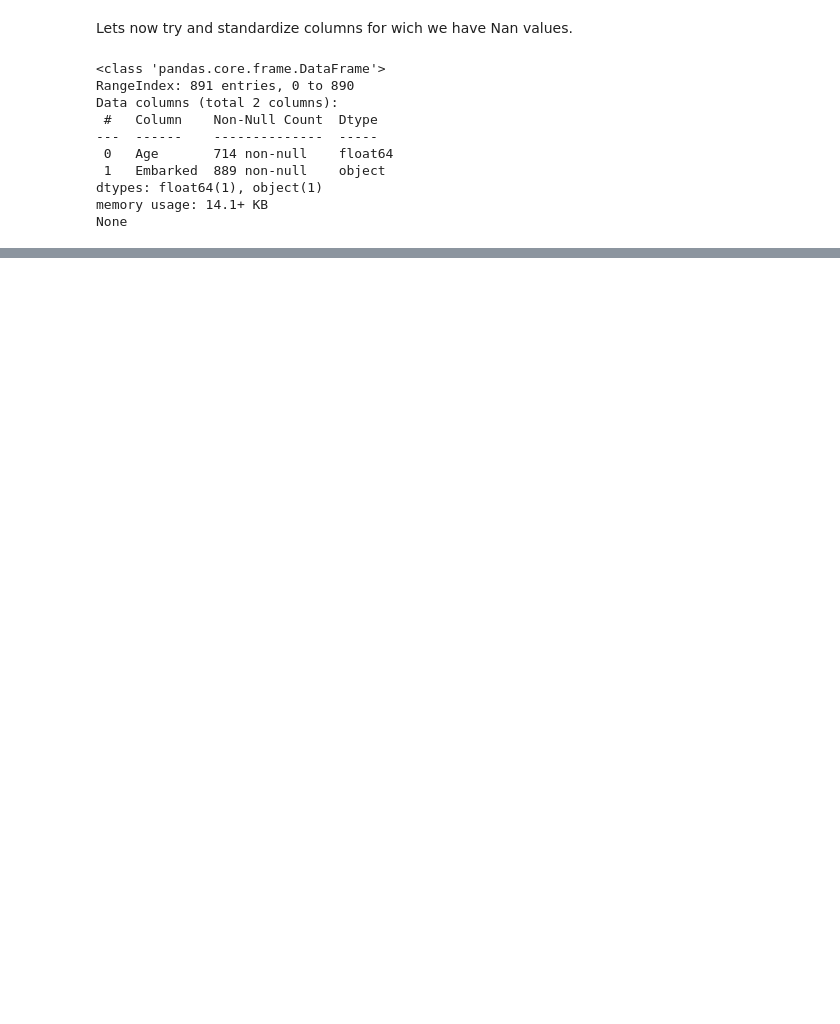
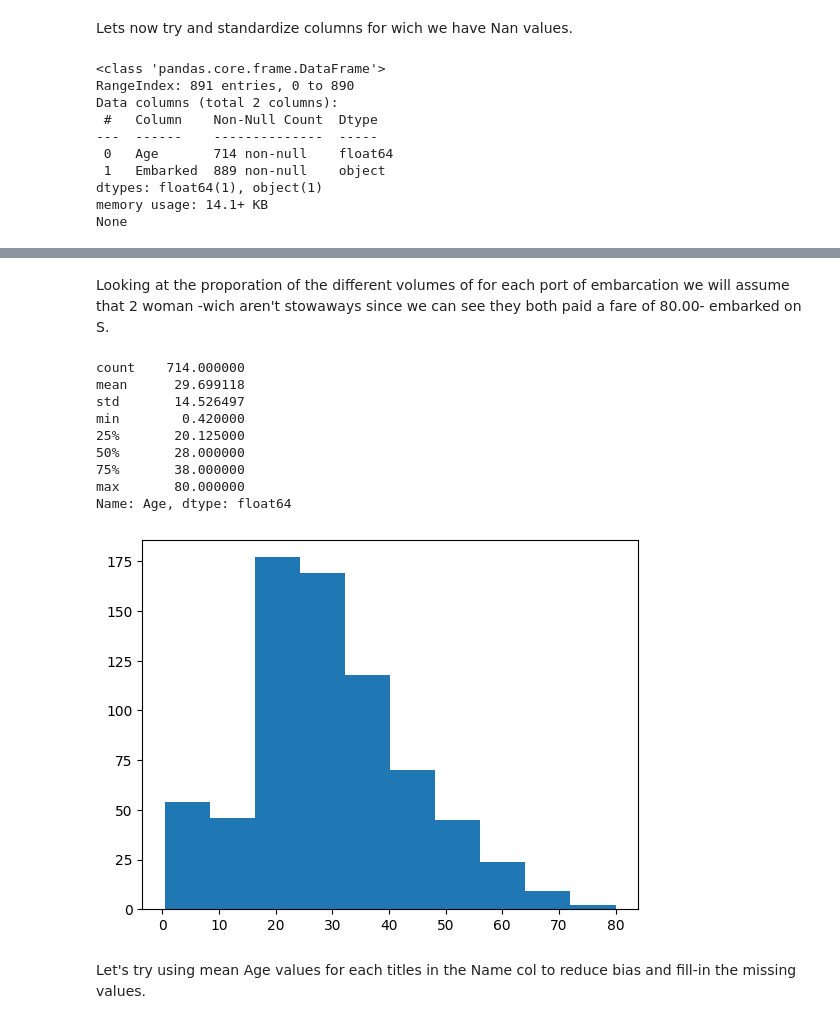
Before and after one commit to McJack3d/EXP_GO, a Jupyter notebook: BICLASS - Titanic/ClassTitanic - Novibecoding.ipynb, the cells around one changed output, grey strips where cells are left out. Drawn from its saved outputs; the diff is of its cells as text; code cells hidden in the pictures; blank space fills up the shorter version.

```diff
--- a/BICLASS - Titanic/ClassTitanic - Novibecoding.ipynb
+++ b/BICLASS - Titanic/ClassTitanic - Novibecoding.ipynb
@@ -85,5 +86,5 @@ Based on the different columns we can assume that certain features -such as the
 # %%
-df = df.drop(columns = ["Name", "Ticket", "Cabin"])
+df = df.drop(columns = ["Ticket", "Cabin"])
 # %% [markdown]
 Lets now try and standardize columns for wich we have Nan values.
 # %%
@@ -110 +120,21 @@ plt.show
 [figure]
+# %% [markdown]
+Looking at the proporation of the different volumes of for each port of embarcation we will assume that 2 woman -wich aren't stowaways since we can see they both paid a fare of 80.00- embarked on S.
+# %%
+df["Embarked"] = df["Embarked"].replace("nan", "S")
+plt.hist(df["Age"])
+plt.show
+df["Age"].describe()
+# %% [output]
+count    714.000000
+mean      29.699118
+std       14.526497
+min        0.420000
+25%       20.125000
+50%       28.000000
+75%       38.000000
+max       80.000000
+Name: Age, dtype: float64
+[figure, added]
+# %% [markdown]
+Let's try using mean Age values for each titles in the Name col to reduce bias and fill-in the missing values.
```
Also changed, not shown: parts of 13 cells of this notebook, 1 other file.
